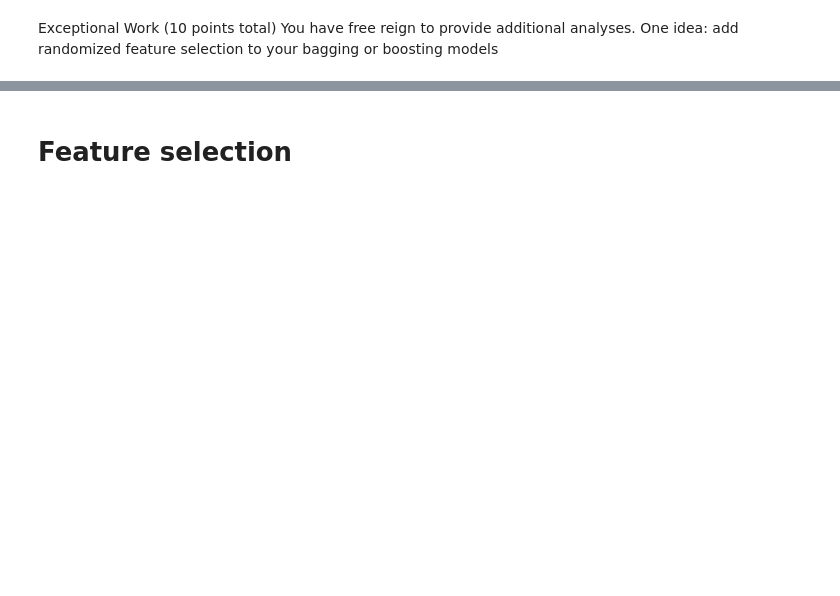
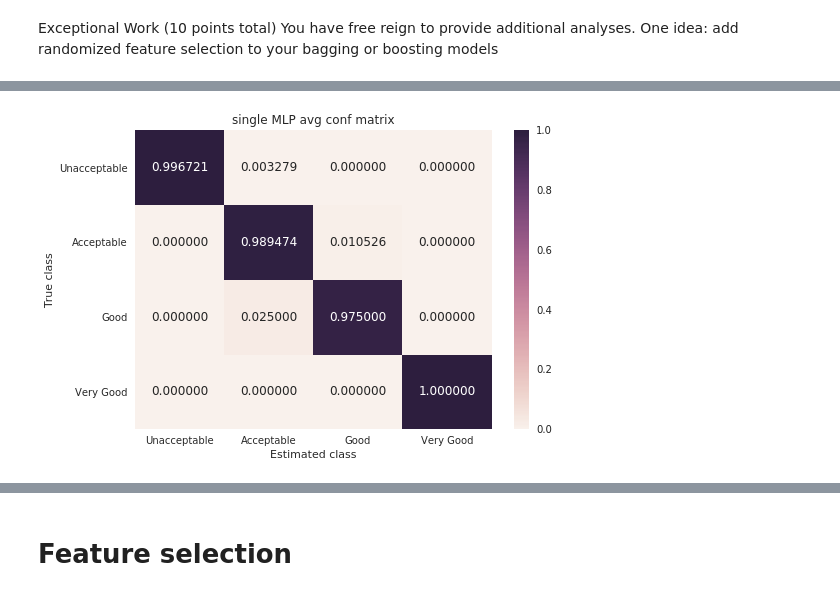
Before and after one commit to LukeWood/LightningMcQueenClassification, a Jupyter notebook: Lab6-Main.ipynb, the cells around one changed output, grey strips where cells are left out. Cells and saved outputs as stored; diff of their text form; code cells hidden in the pictures; blank space fills up the shorter version.

```diff
--- a/Lab6-Main.ipynb
+++ b/Lab6-Main.ipynb
@@ -368,3 +389,14 @@ plot_side_by_side(ensemble_scores, mlp_scores, 'MLP ensemble', 'single MLP')
+# %%
+labels = ['Unacceptable', 'Acceptable', 'Good', 'Very Good']
+sns.heatmap(avg_mlp_conf_matrix, annot=True, fmt='f',
+            yticklabels=labels, xticklabels=labels)
+plt.yticks(rotation=0)
+plt.ylabel('True class')
+plt.xlabel('Estimated class')
+plt.title('single MLP avg conf matrix')
+plt.show()
+# %% [output]
+[figure, added]
 # %%
 y_cut = df['class'].replace(to_replace=['unacc', 'acc', 'good', 'vgood'],
                         value=range(4)).values
```
Also changed, not shown: parts of 13 cells of this notebook.
